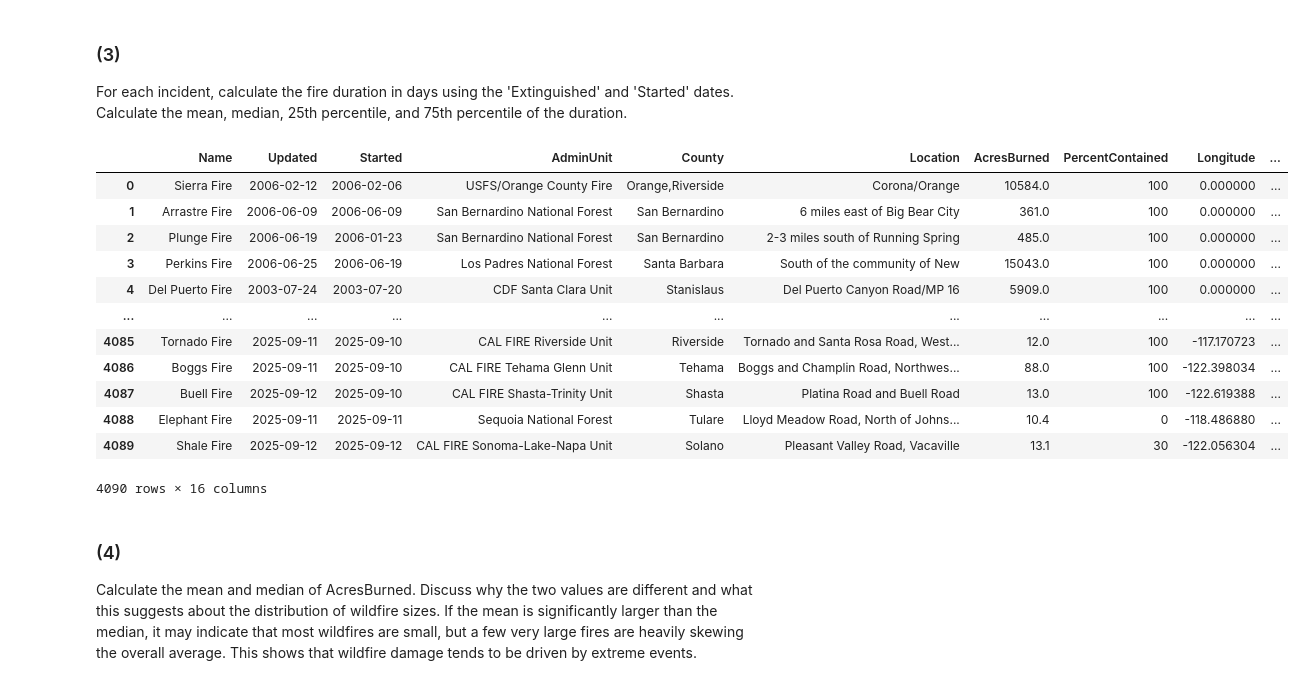
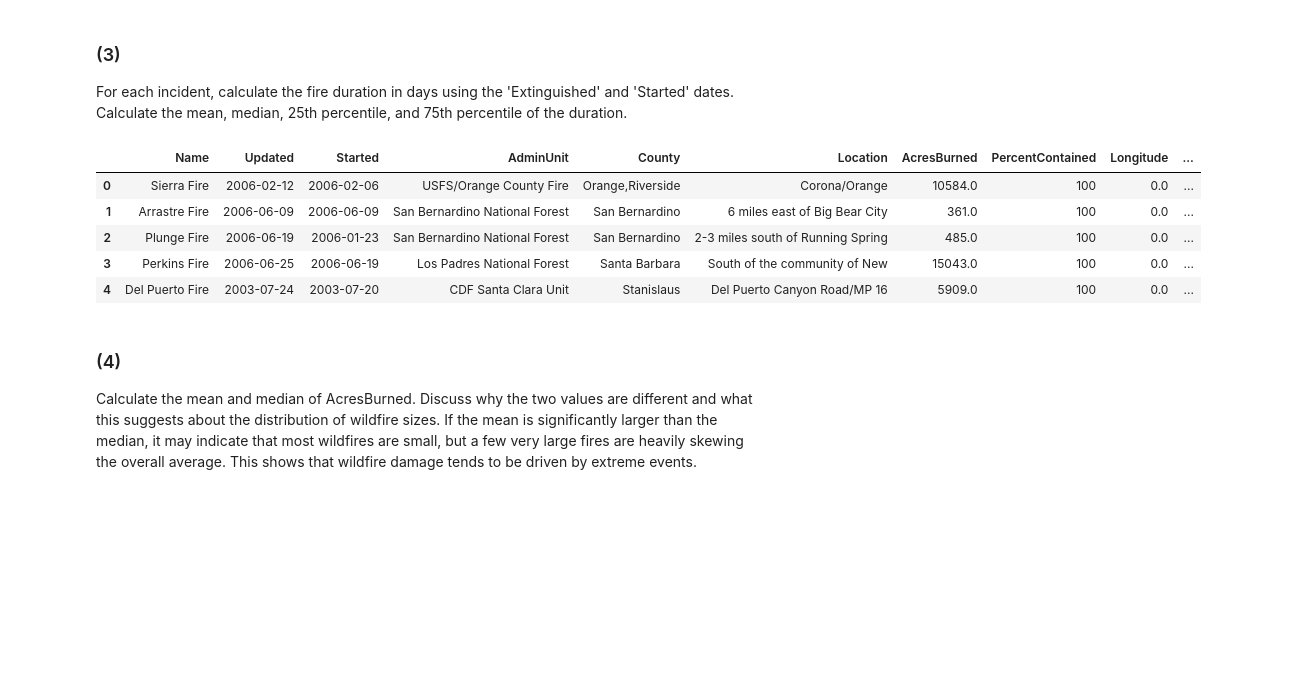
Before and after one commit to eagles0924/liveCodingTest, a Jupyter notebook: 250920_interview/1.ipynb, the cells around one changed output. Drawn from its saved outputs; the diff is of its cells as text; code cells hidden in the pictures; blank space fills up the shorter version.

Commit message:
250920_test

```diff
--- a/250920_interview/1.ipynb
+++ b/250920_interview/1.ipynb
@@ -6,13 +6,13 @@ import matplotlib.pyplot as plt
 # %% [markdown]
 ## 1. data load
 # %%
-# fire = pd.read_excel(r'D:\vscode\RhombusPower\data\fire.xlsx')
-# singlefire = pd.read_excel(r'D:\vscode\RhombusPower\data\singleFire.xlsx')
-# assess_value = pd.read_excel(r'D:\vscode\RhombusPower\data\assess_value.xlsx')
+fire = pd.read_excel(r'D:\vscode\RhombusPower\data\fire.xlsx')
+singlefire = pd.read_excel(r'D:\vscode\RhombusPower\data\singleFire.xlsx')
+assess_value = pd.read_excel(r'D:\vscode\RhombusPower\data\assess_value.xlsx')
 
-fire = pd.read_excel(r'C:\vscode_psb\liveCodingTest\data\fire.xlsx')
-singlefire = pd.read_excel(r'C:\vscode_psb\liveCodingTest\data\singleFire.xlsx')
-assess_value = pd.read_excel(r'C:\vscode_psb\liveCodingTest\data\assess_value.xlsx')
+# fire = pd.read_excel(r'C:\vscode_psb\liveCodingTest\data\fire.xlsx')
+# singlefire = pd.read_excel(r'C:\vscode_psb\liveCodingTest\data\singleFire.xlsx')
+# assess_value = pd.read_excel(r'C:\vscode_psb\liveCodingTest\data\assess_value.xlsx')
 # %% [markdown]
 ## 2. data preprocesing
 # %% [markdown]
@@ -85,21 +85,14 @@ Total acres burned: 16644353.53 Acres
 ### (3)
 For each incident, calculate the fire duration in days using the 'Extinguished' and 'Started' dates. Calculate the mean, median, 25th percentile, and 75th percentile of the duration.
 # %%
-fire
+fire.head()
 # %% [output]
 |  | Name | Updated | Started | AdminUnit | County | Location | AcresBurned | PercentContained | Longitude | ... |
-| 0 | Sierra Fire | 2006-02-12 | 2006-02-06 | USFS/Orange County Fire | Orange,Riverside | Corona/Orange | 10584.0 | 100 | 0.000000 | ... |
-| 1 | Arrastre Fire | 2006-06-09 | 2006-06-09 | San Bernardino National Forest | San Bernardino | 6 miles east of Big Bear City | 361.0 | 100 | 0.000000 | ... |
-| 2 | Plunge Fire | 2006-06-19 | 2006-01-23 | San Bernardino National Forest | San Bernardino | 2-3 miles south of Running Spring | 485.0 | 100 | 0.000000 | ... |
-| 3 | Perkins Fire | 2006-06-25 | 2006-06-19 | Los Padres National Forest | Santa Barbara | South of the community of New | 15043.0 | 100 | 0.000000 | ... |
-| 4 | Del Puerto Fire | 2003-07-24 | 2003-07-20 | CDF Santa Clara Unit | Stanislaus | Del Puerto Canyon Road/MP 16 | 5909.0 | 100 | 0.000000 | ... |
-| ... | ... | ... | ... | ... | ... | ... | ... | ... | ... | ... |
-| 4085 | Tornado Fire | 2025-09-11 | 2025-09-10 | CAL FIRE Riverside Unit | Riverside | Tornado and Santa Rosa Road, West... | 12.0 | 100 | -117.170723 | ... |
-| 4086 | Boggs Fire | 2025-09-11 | 2025-09-10 | CAL FIRE Tehama Glenn Unit | Tehama | Boggs and Champlin Road, Northwes... | 88.0 | 100 | -122.398034 | ... |
-| 4087 | Buell Fire | 2025-09-12 | 2025-09-10 | CAL FIRE Shasta-Trinity Unit | Shasta | Platina Road and Buell Road | 13.0 | 100 | -122.619388 | ... |
-| 4088 | Elephant Fire | 2025-09-11 | 2025-09-11 | Sequoia National Forest | Tulare | Lloyd Meadow Road, North of Johns... | 10.4 | 0 | -118.486880 | ... |
-| 4089 | Shale Fire | 2025-09-12 | 2025-09-12 | CAL FIRE Sonoma-Lake-Napa Unit | Solano | Pleasant Valley Road, Vacaville | 13.1 | 30 | -122.056304 | ... |
+| 0 | Sierra Fire | 2006-02-12 | 2006-02-06 | USFS/Orange County Fire | Orange,Riverside | Corona/Orange | 10584.0 | 100 | 0.0 | ... |
+| 1 | Arrastre Fire | 2006-06-09 | 2006-06-09 | San Bernardino National Forest | San Bernardino | 6 miles east of Big Bear City | 361.0 | 100 | 0.0 | ... |
+| 2 | Plunge Fire | 2006-06-19 | 2006-01-23 | San Bernardino National Forest | San Bernardino | 2-3 miles south of Running Spring | 485.0 | 100 | 0.0 | ... |
+| 3 | Perkins Fire | 2006-06-25 | 2006-06-19 | Los Padres National Forest | Santa Barbara | South of the community of New | 15043.0 | 100 | 0.0 | ... |
+| 4 | Del Puerto Fire | 2003-07-24 | 2003-07-20 | CDF Santa Clara Unit | Stanislaus | Del Puerto Canyon Road/MP 16 | 5909.0 | 100 | 0.0 | ... |
-4090 rows × 16 columns
 # %% [markdown]
 ### (4)
 Calculate the mean and median of AcresBurned. Discuss why the two values are different and what this suggests about the distribution of wildfire sizes. If the mean is significantly larger than the median, it may indicate that most wildfires are small, but a few very large fires are heavily skewing the overall average. This shows that wildfire damage tends to be driven by extreme events.
```
Also changed, not shown: parts of 50 cells of this notebook, 7 other files.
